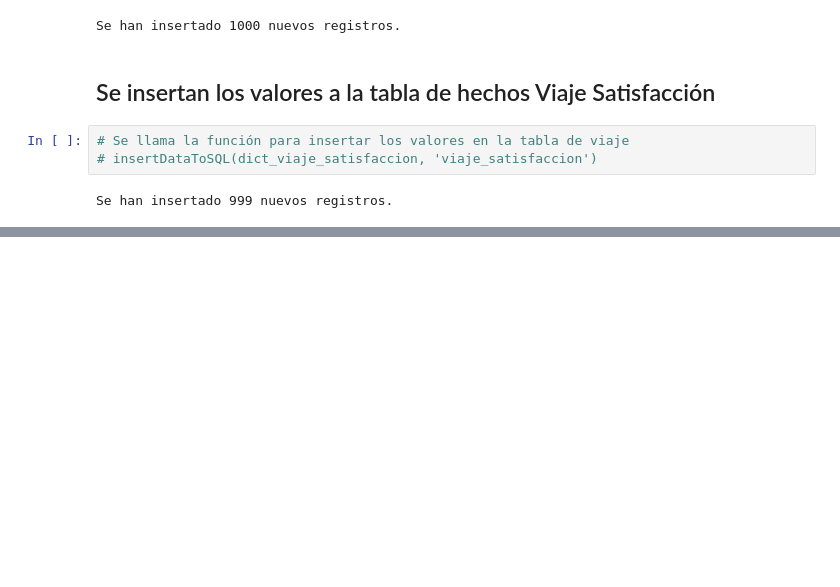
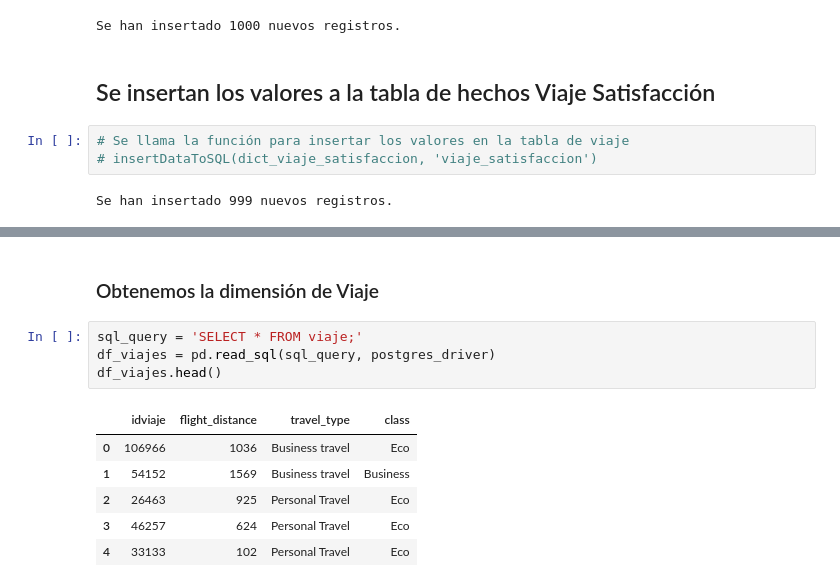
Before and after one commit to fernandosagastume/ProyectoFinalDSPython, a Jupyter notebook: src_code.ipynb, the cells around one changed output, grey strips where cells are left out. Drawn from its saved outputs; the diff is of its cells as text; blank space fills up the shorter version.

```diff
--- a/src_code.ipynb
+++ b/src_code.ipynb
@@ -440,0 +472,13 @@ Se han insertado 999 nuevos registros.
+# %% [markdown]
+### Obtenemos la dimensión de Viaje
+# %%
+sql_query = 'SELECT * FROM viaje;'
+df_viajes = pd.read_sql(sql_query, postgres_driver)
+df_viajes.head()
+# %% [output]
+|  | idviaje | flight_distance | travel_type | class |
+| 0 | 106966 | 1036 | Business travel | Eco |
+| 1 | 54152 | 1569 | Business travel | Business |
+| 2 | 26463 | 925 | Personal Travel | Eco |
+| 3 | 46257 | 624 | Personal Travel | Eco |
+| 4 | 33133 | 102 | Personal Travel | Eco |
```
Also changed, not shown: parts of 11 cells of this notebook.
